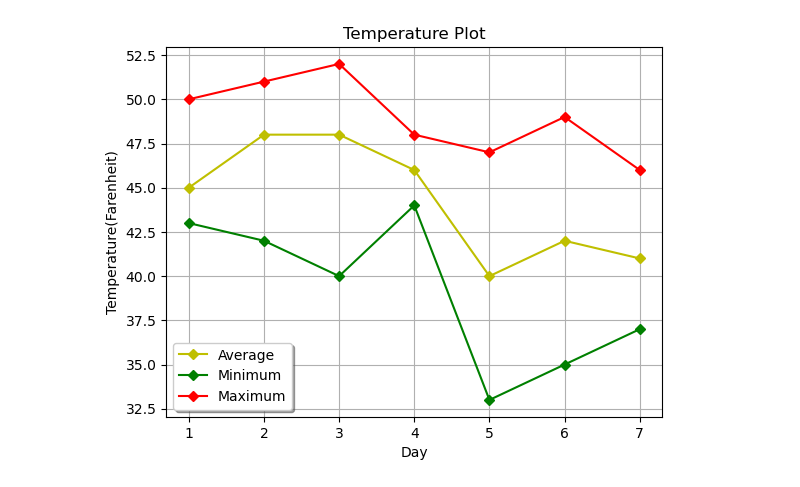
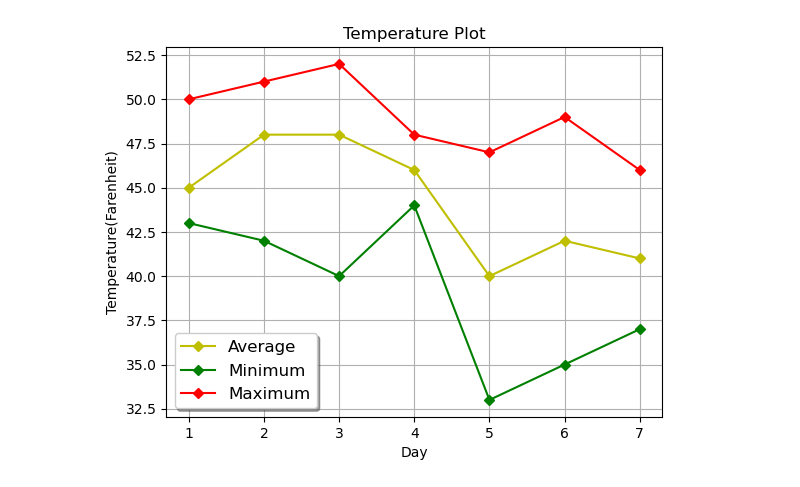
Before and after one commit to MalikHashirShakeel/Matplotlib-Tutorial, a Jupyter notebook: Lecture03/Lecture03.ipynb, the cells around one changed output. Cells and saved outputs as stored; diff of their text form; code cells hidden in the pictures.

```diff
--- a/Lecture03/Lecture03.ipynb
+++ b/Lecture03/Lecture03.ipynb
@@ -9,12 +9,12 @@ avg_t=[45,48,48,46,40,42,41]
 # %%
 plt.title("Temperature Plot")
 plt.xlabel("Day")
 plt.ylabel("Temperature(Farenheit)")
 plt.plot(days, avg_t, "y-", marker = "D", markersize = 5, label = "Average")
 plt.plot(days, min_t, "g-", marker = "D", markersize = 5, label = "Minimum")
 plt.plot(days, max_t, "r-", marker = "D", markersize = 5, label = "Maximum")
-plt.legend(loc = "best", shadow = True, fontsize = "medium")
+plt.legend(loc = "best", shadow = True, fontsize = "large")
 plt.grid()
 plt.show()
 # %% [output]
-[figure, old version]
+[figure, new version]
```
Also changed, not shown: 2 other files.
